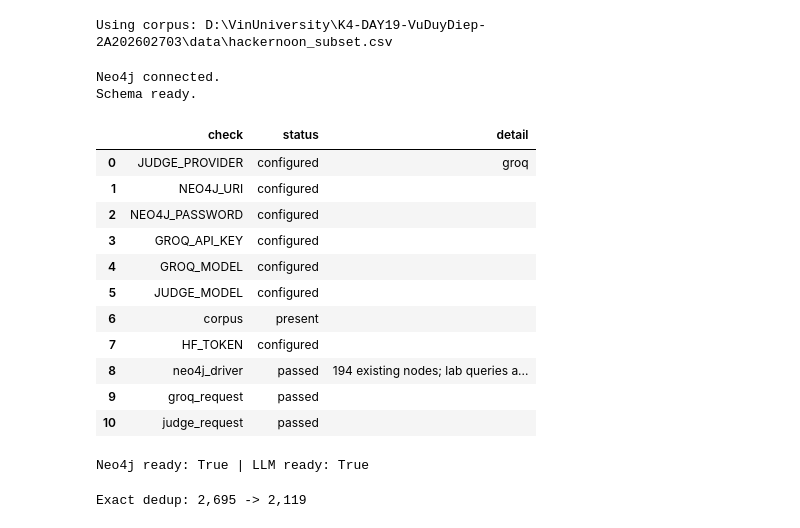
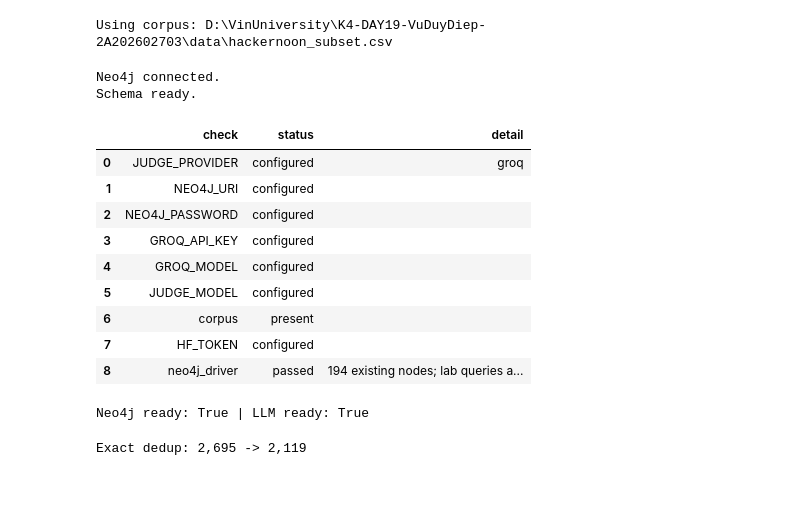
Before and after one commit to VuDuyDiepAI/K4-DAY19-VuDuyDiep-2A202602703, a Jupyter notebook: Day19_GraphRAG_vs_FlatRAG_Production_Lab_Guide.ipynb, the cells around one changed output. Drawn from its saved outputs; the diff is of its cells as text; code cells hidden in the pictures; blank space fills up the shorter version.

```diff
--- a/Day19_GraphRAG_vs_FlatRAG_Production_Lab_Guide.ipynb
+++ b/Day19_GraphRAG_vs_FlatRAG_Production_Lab_Guide.ipynb
@@ -93,26 +382,116 @@ else:
 # %% [output]
 Using corpus: D:\VinUniversity\K4-DAY19-VuDuyDiep-2A202602703\data\hackernoon_subset.csv
 # %%
+#@title 1.4 — Neo4j connection + schema
+driver = None
+
+def connect_neo4j():
+    global driver
+    if not NEO4J_URI or not NEO4J_PASSWORD:
+        raise ValueError("Thiếu Neo4j secrets.")
+    driver = GraphDatabase.driver(
+        NEO4J_URI,
+        auth=(NEO4J_USER, NEO4J_PASSWORD),
+    )
+    driver.verify_connectivity()
+    print('Neo4j connected.')
+
+def run_cypher(query, **params):
+    if driver is None:
+        raise RuntimeError("Hãy chạy connect_neo4j() trước.")
+    with driver.session(database=NEO4J_DATABASE) as session:
+        result = session.run(query, namespace=LAB_NAMESPACE, **params)
+        rows = [r.data() for r in result]
+        result.consume()
+    return rows
+
+def setup_graph_schema():
+    for stmt in [
+        """
+        CREATE CONSTRAINT entity_id IF NOT EXISTS
+        FOR (n:Entity) REQUIRE n.id IS UNIQUE
+        """,
+        """
+        CREATE INDEX entity_name_norm IF NOT EXISTS
+        FOR (n:Entity) ON (n.name_norm)
+        """,
+        """
+        CREATE INDEX company_name_norm IF NOT EXISTS
+        FOR (n:Company) ON (n.name_norm)
+        """,
+        """
+        CREATE INDEX person_name_norm IF NOT EXISTS
+        FOR (n:Person) ON (n.name_norm)
+        """,
+        """
+        CREATE INDEX technology_name_norm IF NOT EXISTS
+        FOR (n:Technology) ON (n.name_norm)
+        """,
+    ]:
+        run_cypher(stmt)
+    print('Schema ready.')
+
+# connect_neo4j()
+# setup_graph_schema()
+
+def preflight(check_llm=True):
+    statuses = []
+    required = {'NEO4J_URI': NEO4J_URI, 'NEO4J_PASSWORD': NEO4J_PASSWORD,
+                'GROQ_API_KEY': GROQ_API_KEY, 'GROQ_MODEL': GROQ_MODEL, 'JUDGE_MODEL': JUDGE_MODEL}
+    judge_key_name = JUDGE_KEY_NAMES.get(JUDGE_PROVIDER)
+    judge_key = globals()[judge_key_name] if judge_key_name else ''
+    statuses.append({'check': 'JUDGE_PROVIDER', 'status': 'configured' if judge_key_name else 'failed',
+                     'detail': JUDGE_PROVIDER if judge_key_name else 'Expected openai, groq or gemini'})
+    if judge_key_name:
+        required[judge_key_name] = judge_key
+    for name, value in required.items():
+        statuses.append({'check': name, 'status': 'configured' if is_configured(value) else 'missing_or_placeholder'})
+    statuses.append({'check': 'corpus', 'status': 'present' if DATA_PATH.exists() else 'missing'})
+    statuses.append({'check': 'HF_TOKEN', 'status': 'configured' if HF_TOKEN else 'needed_for_gated_download'})
+    try:
+        connect_neo4j()
+        assert run_cypher('RETURN 1 AS ok')[0]['ok'] == 1
+        existing = run_cypher('MATCH (n) RETURN count(n) AS nodes')[0]['nodes']
+        statuses.append({'check': 'neo4j_driver', 'status': 'passed', 'detail': f'{existing} existing nodes; lab queries are namespaced'})
+        setup_graph_schema()
+    except Exception as error:
+        statuses.append({'check': 'neo4j_driver', 'status': 'failed', 'detail': safe_error(error)})
+    if check_llm and GROQ_API_KEY and GROQ_MODEL:
+        try:
+            groq_json('Return strict JSON.', 'Return {"ok": true}', purpose='preflight')
+            statuses.append({'check': 'groq_request', 'status': 'passed'})
+        except Exception as error:
+            statuses.append({'check': 'groq_request', 'status': 'failed', 'detail': safe_error(error)})
+    if check_llm and JUDGE_MODEL and is_configured(judge_key):
+        try:
+            probe = judge_json('Return strict JSON.', 'Return {"ok": true}', purpose='preflight')
+            if probe.get('ok') is not True:
+                raise ValueError('Judge probe did not return ok=true.')
+            statuses.append({'check': 'judge_request', 'status': 'passed'})
+        except Exception as error:
+            statuses.append({'check': 'judge_request', 'status': 'failed', 'detail': safe_error(error)})
+    result = pd.DataFrame(statuses).fillna('')
+    result.to_csv(OUTPUTS / 'preflight_status.csv', index=False)
+    return result
+
 # 1.4 — Driver, schema, secret status and minimal provider probes
-preflight_df = lab.preflight(check_llm=True)
+preflight_df = preflight(check_llm=False)
 display(preflight_df)
 neo4j_ready = preflight_df.loc[preflight_df.check.eq('neo4j_driver'), 'status'].eq('passed').all()
 llm_ready = not preflight_df.status.isin(['missing_or_placeholder', 'failed']).any()
 print('Neo4j ready:', neo4j_ready, '| LLM ready:', llm_ready)
 # %% [output]
 Neo4j connected.
 Schema ready.
 |  | check | status | detail |
 | 0 | JUDGE_PROVIDER | configured | groq |
 | 1 | NEO4J_URI | configured |  |
 | 2 | NEO4J_PASSWORD | configured |  |
 | 3 | GROQ_API_KEY | configured |  |
 | 4 | GROQ_MODEL | configured |  |
 | 5 | JUDGE_MODEL | configured |  |
 | 6 | corpus | present |  |
 | 7 | HF_TOKEN | configured |  |
 | 8 | neo4j_driver | passed | 194 existing nodes; lab queries a... |
-| 9 | groq_request | passed |  |
-| 10 | judge_request | passed |  |
 Neo4j ready: True | LLM ready: True
 # %%
```
Also changed, not shown: parts of 24 cells of this notebook, 54 other files.
